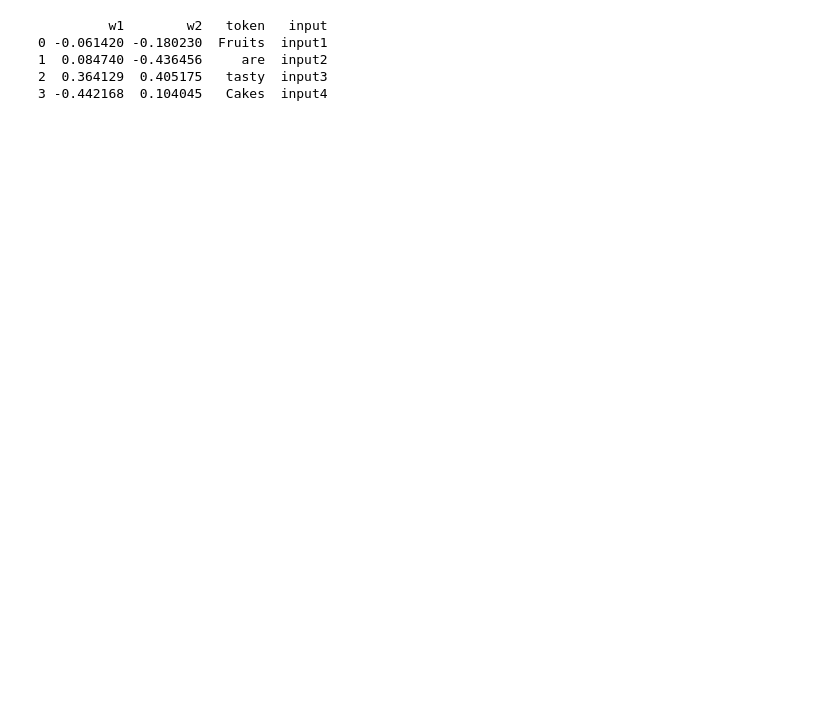
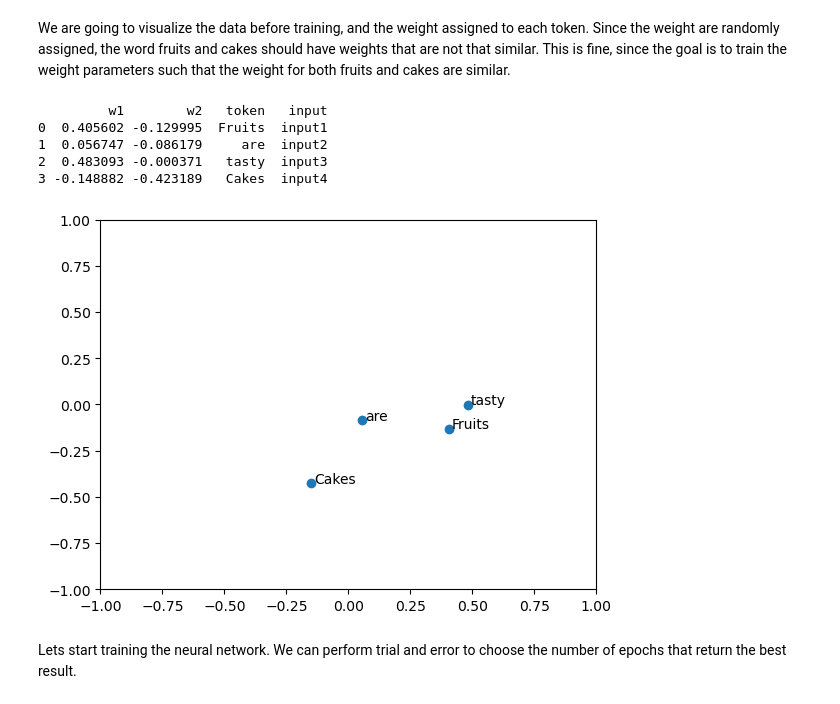
Before and after one commit to honlin96/Large-Language-Model-from-scratch, a Jupyter notebook: Word embedding .ipynb, the cells around one changed output. Saved outputs shown, nothing was run; the diff lists cells and outputs as text; code cells hidden in the pictures; blank space fills up the shorter version.

```diff
--- a/Word embedding .ipynb
+++ b/Word embedding .ipynb
@@ -152,27 +139,38 @@ output4_w2 tensor(-0.4925)
+# %% [markdown]
+We are going to visualize the data before training, and the weight assigned to each token. Since the weight are randomly assigned, the word fruits and cakes should have weights that are not that similar. This is fine, since the goal is to train the weight parameters such that the weight for both fruits and cakes are similar.
 # %%
 #graphing the data
 
 #put the weight into dictionary
 data = {'w1': [smallmodel.input1_w1.item(),
                smallmodel.input2_w1.item(),
                smallmodel.input3_w1.item(),
                smallmodel.input4_w1.item()],
         'w2': [smallmodel.input1_w2.item(),
                smallmodel.input2_w2.item(),
                smallmodel.input3_w2.item(),
                smallmodel.input4_w2.item(),],
         'token' : ["Fruits", "are", "tasty", "Cakes"],
         'input' : ['input1', 'input2', 'input3', 'input4']
        }
 
 df = pd.DataFrame(data)
-#sns.scatterplot(data = df, x = 'w1', y = 'w2')
+plt.scatter(df.w1, df.w2)
+plt.text(df.w1[0] + 0.01, df.w2[0] , df.token[0])
+plt.text(df.w1[1] + 0.01, df.w2[1] , df.token[1])
+plt.text(df.w1[2] + 0.01, df.w2[2] , df.token[2])
+plt.text(df.w1[3] + 0.01, df.w2[3] , df.token[3])
+plt.xlim([-1, 1])
+plt.ylim([-1, 1])
 print(df)
 # %% [output]
          w1        w2   token   input
-0 -0.061420 -0.180230  Fruits  input1
-1  0.084740 -0.436456     are  input2
-2  0.364129  0.405175   tasty  input3
-3 -0.442168  0.104045   Cakes  input4
+0  0.405602 -0.129995  Fruits  input1
+1  0.056747 -0.086179     are  input2
+2  0.483093 -0.000371   tasty  input3
+3 -0.148882 -0.423189   Cakes  input4
+[figure, added]
+# %% [markdown]
+Lets start training the neural network. We can perform trial and error to choose the number of epochs that return the best result.
 # %%
 # training the neural network
```
Also changed, not shown: parts of 7 cells of this notebook.
